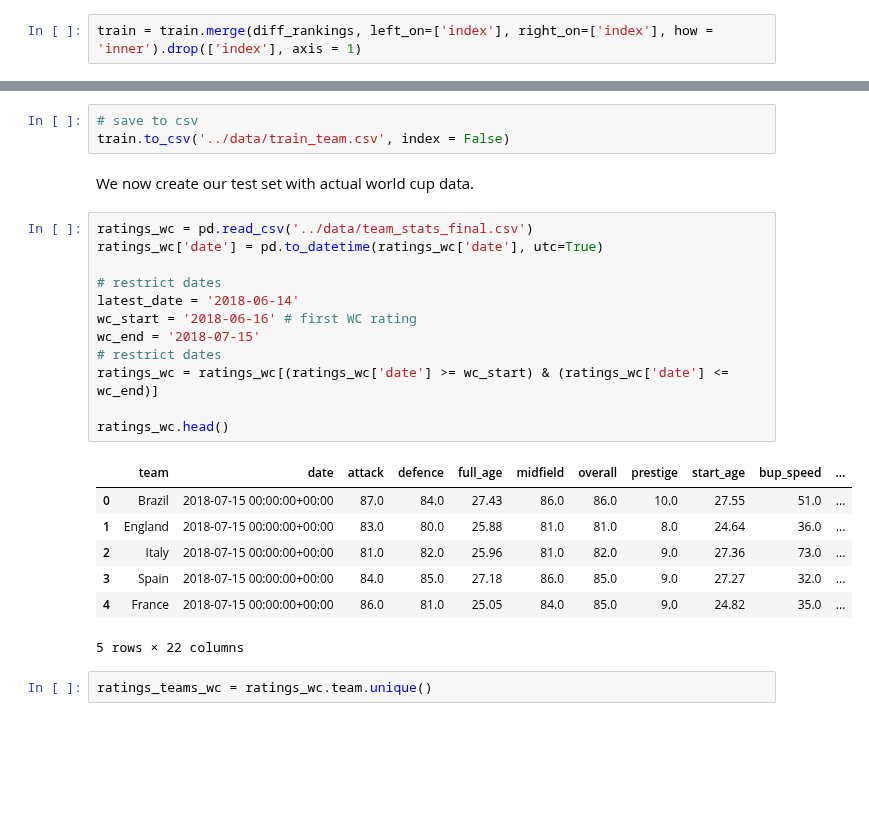
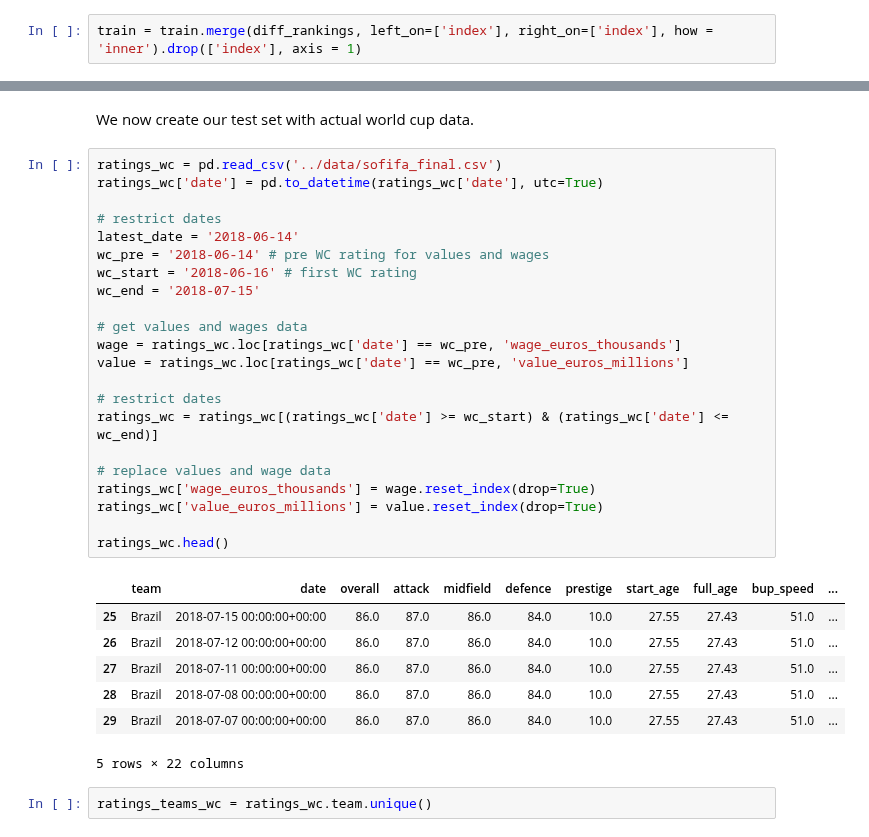
Before and after one commit to AC209aWC2018/World-Cup-2018, a Jupyter notebook: sofifa/sofifa-train-test.ipynb, the cells around one changed output, grey strips where cells are left out. Saved outputs shown, nothing was run; the diff lists cells and outputs as text; blank space fills up the shorter version.

```diff
--- a/sofifa/sofifa-train-test.ipynb
+++ b/sofifa/sofifa-train-test.ipynb
@@ -305,27 +335,34 @@ train.head()
-# %%
-# save to csv
-train.to_csv('../data/train_team.csv', index = False)
 # %% [markdown]
 We now create our test set with actual world cup data.
 # %%
-ratings_wc = pd.read_csv('../data/team_stats_final.csv')
+ratings_wc = pd.read_csv('../data/sofifa_final.csv')
 ratings_wc['date'] = pd.to_datetime(ratings_wc['date'], utc=True)
 
 # restrict dates
 latest_date = '2018-06-14'
+wc_pre = '2018-06-14' # pre WC rating for values and wages
 wc_start = '2018-06-16' # first WC rating
 wc_end = '2018-07-15'
+
+# get values and wages data
+wage = ratings_wc.loc[ratings_wc['date'] == wc_pre, 'wage_euros_thousands']
+value = ratings_wc.loc[ratings_wc['date'] == wc_pre, 'value_euros_millions']
+
 # restrict dates
 ratings_wc = ratings_wc[(ratings_wc['date'] >= wc_start) & (ratings_wc['date'] <= wc_end)]
 
+# replace values and wage data
+ratings_wc['wage_euros_thousands'] = wage.reset_index(drop=True)
+ratings_wc['value_euros_millions'] = value.reset_index(drop=True)
+
 ratings_wc.head()
 # %% [output]
-|  | team | date | attack | defence | full_age | midfield | overall | prestige | start_age | bup_speed | ... |
-| 0 | Brazil | 2018-07-15 00:00:00+00:00 | 87.0 | 84.0 | 27.43 | 86.0 | 86.0 | 10.0 | 27.55 | 51.0 | ... |
-| 1 | England | 2018-07-15 00:00:00+00:00 | 83.0 | 80.0 | 25.88 | 81.0 | 81.0 | 8.0 | 24.64 | 36.0 | ... |
-| 2 | Italy | 2018-07-15 00:00:00+00:00 | 81.0 | 82.0 | 25.96 | 81.0 | 82.0 | 9.0 | 27.36 | 73.0 | ... |
-| 3 | Spain | 2018-07-15 00:00:00+00:00 | 84.0 | 85.0 | 27.18 | 86.0 | 85.0 | 9.0 | 27.27 | 32.0 | ... |
-| 4 | France | 2018-07-15 00:00:00+00:00 | 86.0 | 81.0 | 25.05 | 84.0 | 85.0 | 9.0 | 24.82 | 35.0 | ... |
+|  | team | date | overall | attack | midfield | defence | prestige | start_age | full_age | bup_speed | ... |
+| 25 | Brazil | 2018-07-15 00:00:00+00:00 | 86.0 | 87.0 | 86.0 | 84.0 | 10.0 | 27.55 | 27.43 | 51.0 | ... |
+| 26 | Brazil | 2018-07-12 00:00:00+00:00 | 86.0 | 87.0 | 86.0 | 84.0 | 10.0 | 27.55 | 27.43 | 51.0 | ... |
+| 27 | Brazil | 2018-07-11 00:00:00+00:00 | 86.0 | 87.0 | 86.0 | 84.0 | 10.0 | 27.55 | 27.43 | 51.0 | ... |
+| 28 | Brazil | 2018-07-08 00:00:00+00:00 | 86.0 | 87.0 | 86.0 | 84.0 | 10.0 | 27.55 | 27.43 | 51.0 | ... |
+| 29 | Brazil | 2018-07-07 00:00:00+00:00 | 86.0 | 87.0 | 86.0 | 84.0 | 10.0 | 27.55 | 27.43 | 51.0 | ... |
 5 rows × 22 columns
 # %%
 ratings_teams_wc = ratings_wc.team.unique()
```
Also changed, not shown: parts of 18 cells of this notebook, 3 other files.
